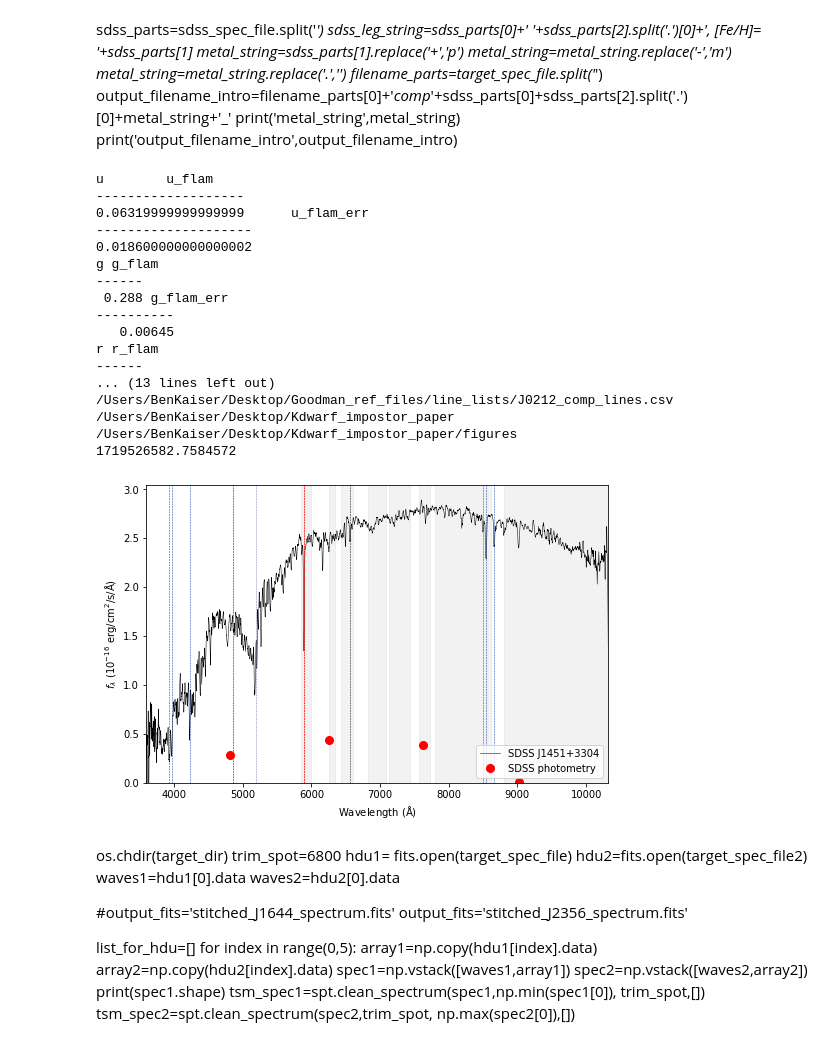
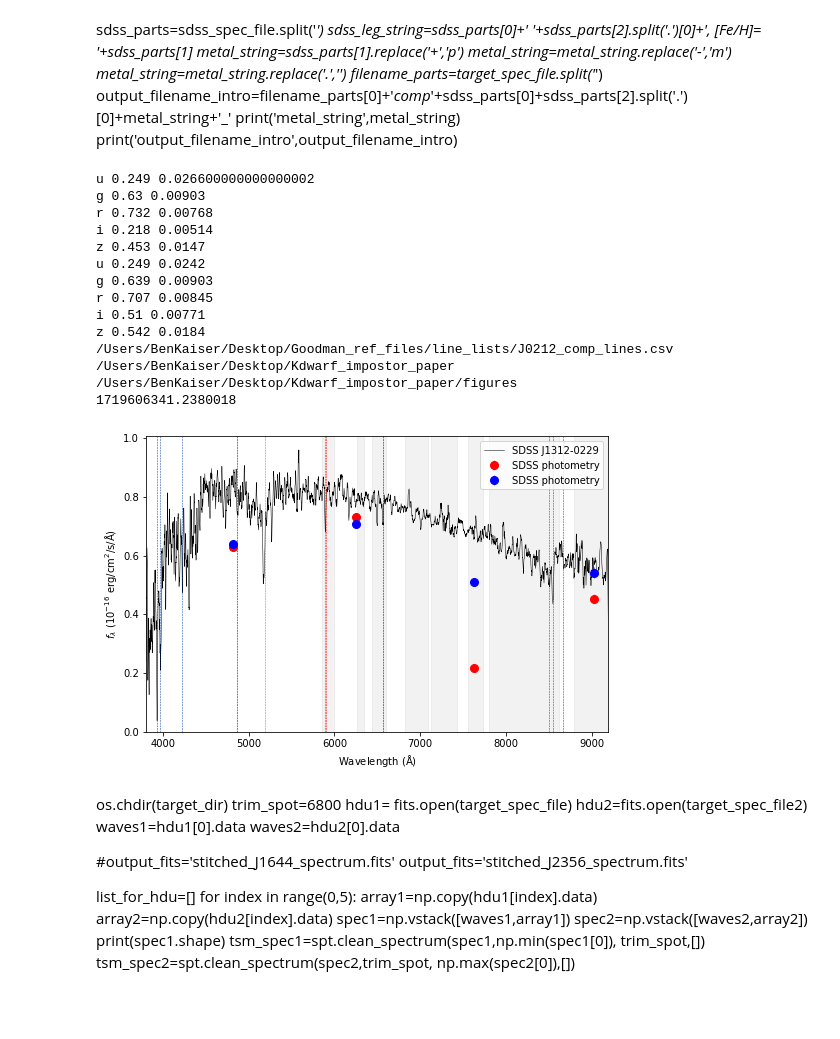
Before and after one commit to bkaiser94/radial_velocity_calculations, a Jupyter notebook: Kdwarf_impostor_plot_code/generate_impostorcompphoto_spec.ipynb, the cells around one changed output. Saved outputs shown, nothing was run; the diff lists cells and outputs as text; code cells hidden in the pictures; blank space fills up the shorter version.

```diff
--- a/Kdwarf_impostor_plot_code/generate_impostorcompphoto_spec.ipynb
+++ b/Kdwarf_impostor_plot_code/generate_impostorcompphoto_spec.ipynb
@@ -69,4 +69,9 @@ target_spec_file='SDSSJ1213p4219_sdss_spec.fits'
 #sdss_spec_file='K2_-0.5_Dwarf.fits'
 #gaia_file='SDSSJ1213p4219nearby_gaiaDR3.csv'
 photo_file='SDSSJ1213p4219_sdssphotometry.csv'
+# %%
+target_spec_file='SDSSJ1312m0229_sdss_spec.fits'
+#sdss_spec_file='K1_+0.0_Dwarf.fits'
+#gaia_file='SDSSJ1312m0229nearby_gaiaDR3.csv'
+photo_file='SDSSJ1312m0229_sdssphotometry.csv'
 # %% [markdown]
@@ -77,8 +82,3 @@ photo_file='SDSSJ1312m0229_sdssphotometry.csv'
-# %%
-target_spec_file='SDSSJ1451p3304_sdss_spec.fits'
-#sdss_spec_file='K7_+0.0_Dwarf.fits'
-#gaia_file='SDSSJ1451p3304nearby_gaiaDR3.csv'
-photo_file='SDSSJ1451p3304_sdssphotometry.csv'
 # %% [markdown]
 target_spec_file='ravg_fwctb.J1312m0229bright_400m1_quick.fits'
 #sdss_spec_file='K7_+0.0_Dwarf.fits'
@@ -135,25 +137,31 @@ sdss_waves={
 # %%
 def plot_photo():
     color='r'
+    color_list=['r','b','g','cyan']
     marker='o'
     size=8
-    def get_band_flux(band):
+    def get_band_flux(band,photo_table=photo_table):
 
         flux=photo_table[band+'_flam']*conversion_factor
         flux_err=photo_table[band+'_flam_err']*conversion_factor
 
         return flux, flux_err
-
-    for band in bands:
-        label=''
-        if band=='u':
-            label='SDSS photometry'
+    i=0
+    for row in photo_table:
+        for band in bands:
+            label=''
+            if band=='u':
+                label='SDSS photometry'
+            else:
+                pass
+            flux,flux_err=get_band_flux(band,photo_table=row)
+            print(band,flux,flux_err)
+            plt.errorbar(sdss_waves[band],flux,yerr=flux_err,linestyle='None',color=color_list[i],marker=marker,markersize=size,label=label)
+        i+=1
+        if i>=2:
+            break
         else:
             pass
-        flux,flux_err=get_band_flux(band)
-        print(band,flux,flux_err)
-        plt.errorbar(sdss_waves[band],flux,yerr=flux_err,linestyle='None',color=color,marker=marker,markersize=size,label=label)
-
     return
 # %%
 print(target_noise.shape)
@@ -300,49 +308,46 @@ plt.ylabel(r'$f_{\lambda}$ ($10^{-16}$ erg/cm$^{2}$/s/$\mathrm{\AA}$)')
 plt.ylim(0,)
 
 
 
 #plt.xlabel(r'$\lambda(\AA)$')
 #plt.xlabel(r'Wavelength $(\AA)$')
 plt.xlabel(r'Wavelength $(\mathrm{\AA})$')
 
 
 
 #spt.show_plot(line_id='alkali', label_pos=0.25, convert_to_air=True)
 spt.show_plot(line_id='J0212',show_legend=False,actually_show=False,show_label=False)
 
 
 print(os.getcwd())
 os.chdir(figure_output_dir)
 print(os.getcwd())
 start = time.time()
 print(start)
 time_string=str(start).split('.')[0]
 
-plt.legend(loc='lower right')
+plt.legend(loc='upper right')
 #plt.savefig('SDSSJ1312m0229_speccomp_'+time_string+'.pdf')#plt.grid(True)
 plt.savefig(output_filename_intro+time_string+'.pdf')#plt.grid(True)
 
 
 plt.show()
 # %% [output]
-u        u_flam
--------------------
-0.06319999999999999      u_flam_err
---------------------
-0.018600000000000002
-g g_flam
-------
- 0.288 g_flam_err
-----------
-   0.00645
-r r_flam
-------
-... (13 lines left out)
+u 0.249 0.026600000000000002
+g 0.63 0.00903
+r 0.732 0.00768
+i 0.218 0.00514
+z 0.453 0.0147
+u 0.249 0.0242
+g 0.639 0.00903
+r 0.707 0.00845
+i 0.51 0.00771
+z 0.542 0.0184
 /Users/BenKaiser/Desktop/Goodman_ref_files/line_lists/J0212_comp_lines.csv
 /Users/BenKaiser/Desktop/Kdwarf_impostor_paper
 /Users/BenKaiser/Desktop/Kdwarf_impostor_paper/figures
-1719526582.7584572
+1719606341.2380018
-[figure, old version]
+[figure, new version]
 # %% [markdown]
 os.chdir(target_dir)
 trim_spot=6800
```
Also changed, not shown: parts of 4 cells of this notebook, 19 other files.
